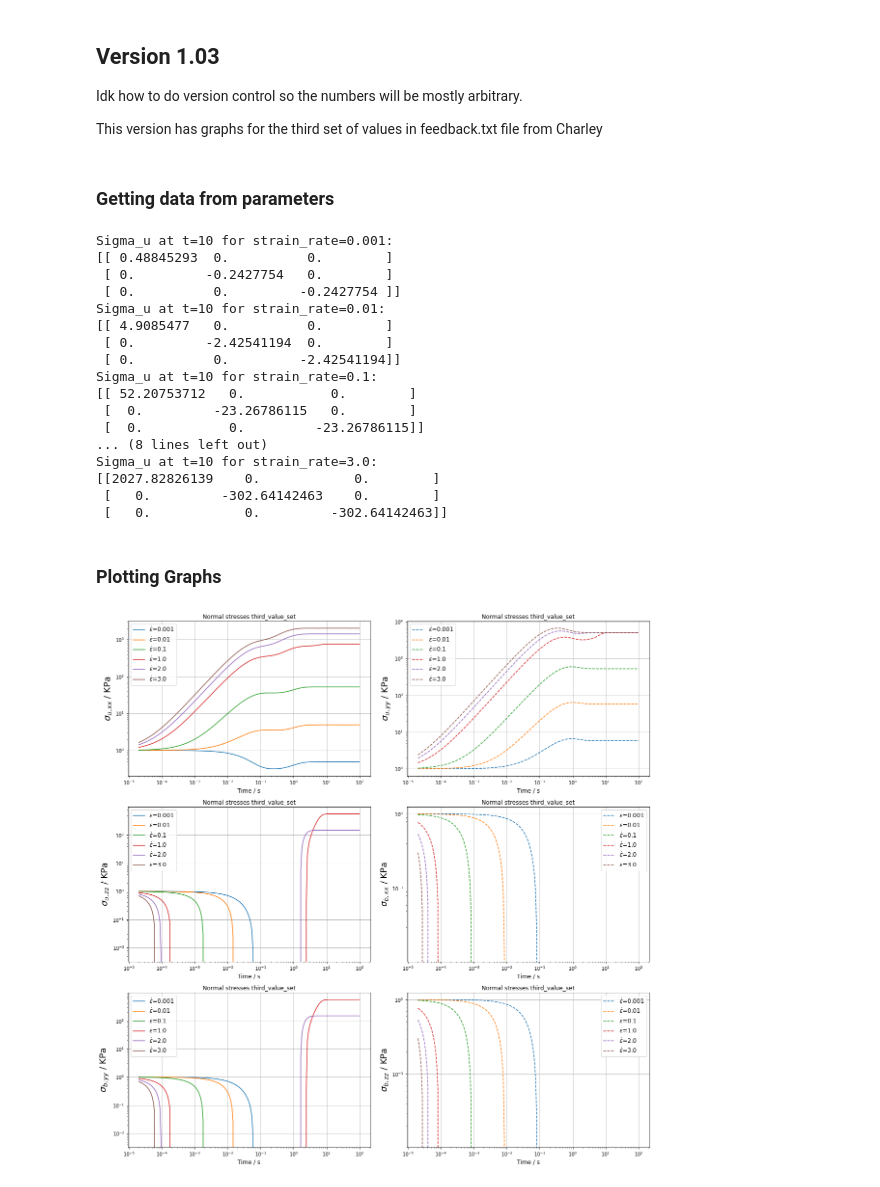
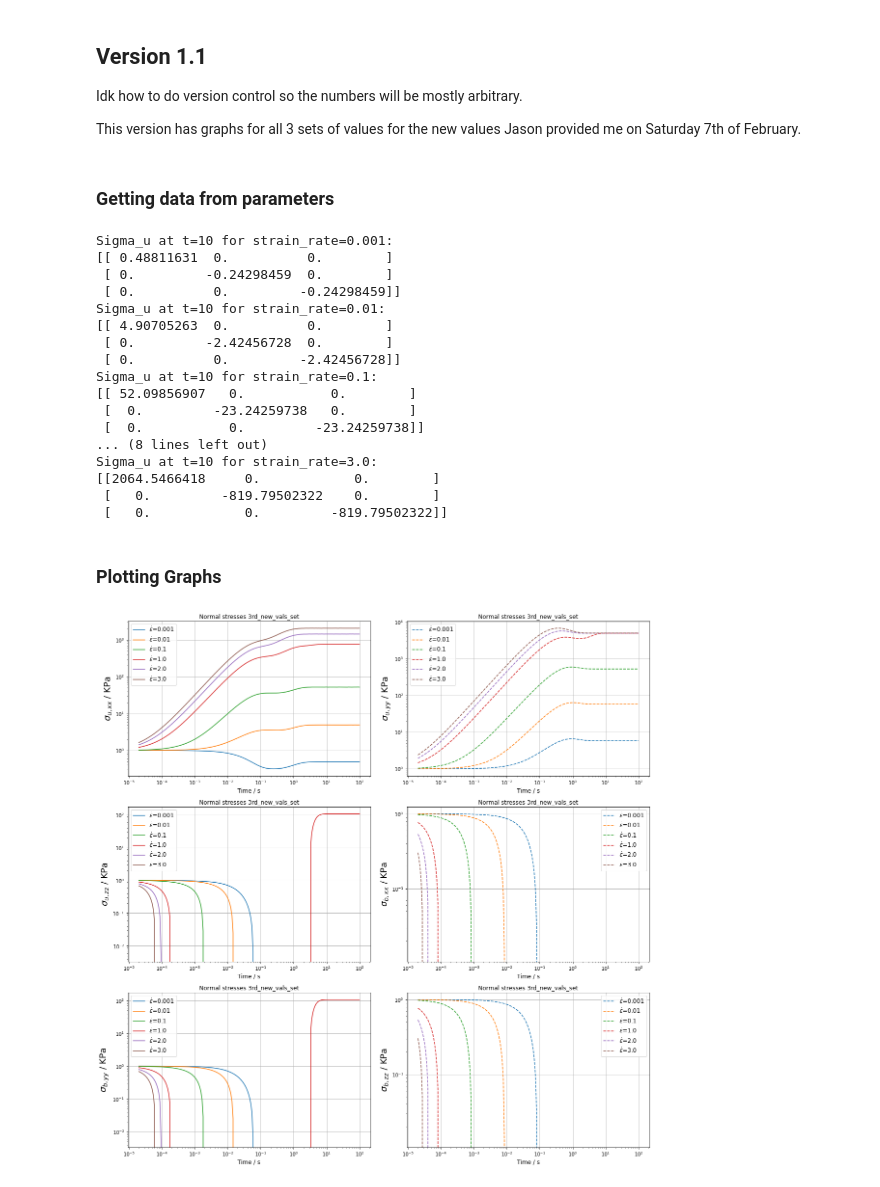
Before and after one commit to sc-coding-work/Sticky_Dumbbell_MS_Project, a Jupyter notebook: Sticky_Dumbbell_4.ipynb, the cells around one changed output. Saved outputs shown, nothing was run; the diff lists cells and outputs as text; code cells hidden in the pictures.

Commit message:
Version 1.1 (Updated value set), peterlin function still an issue

```diff
--- a/Sticky_Dumbbell_4.ipynb
+++ b/Sticky_Dumbbell_4.ipynb
@@ -1,16 +1,16 @@
 # %% [markdown]
-## Version 1.03
+## Version 1.1
 
 Idk how to do version control so the numbers will be mostly arbitrary.
 
-This version has graphs for the third set of values in feedback.txt file from Charley
+This version has graphs for all 3 sets of values for the new values Jason provided me on Saturday 7th of February.
 # %%
 import numpy as np
 from scipy.integrate import solve_ivp
 import matplotlib.pyplot as plt
 
 # Peterlin function
-def peterlin(sigma, L2=31490.0):
+def peterlin(sigma, L2=16877.04):
     tr_sigma = np.trace(sigma)
     return (L2 - 3.0) / (L2 - tr_sigma)
 
@@ -50,10 +50,10 @@ def rhs(t, y):
 # %%
 # Define parameters
 alpha = 10.0 #Currently useless parameter
+tau_b = 57.3744
 tau_u = 0.0381
-tau_b = 57.3744
+k_minus = 1.7250 #Unbinding rate of sorts
 k_plus = 0.7830 #Binding rate of sorts
-k_minus = 1.7256 #Unbinding rate of sorts
 nkT = 16877.04 #In Pascals
 
 phi = (tau_b/tau_u)**0.5 #Ratio between conformational relaxation times, see section C in Sticky_Dumbbell_4 pdf
@@ -133,54 +133,54 @@ for i in range(len(StrainRate)):
     time_list.append(t)
 # %% [output]
 Sigma_u at t=10 for strain_rate=0.001:
-[[ 0.48845293  0.          0.        ]
- [ 0.         -0.2427754   0.        ]
- [ 0.          0.         -0.2427754 ]]
+[[ 0.48811631  0.          0.        ]
+ [ 0.         -0.24298459  0.        ]
+ [ 0.          0.         -0.24298459]]
 Sigma_u at t=10 for strain_rate=0.01:
-[[ 4.9085477   0.          0.        ]
- [ 0.         -2.42541194  0.        ]
- [ 0.          0.         -2.42541194]]
+[[ 4.90705263  0.          0.        ]
+ [ 0.         -2.42456728  0.        ]
+ [ 0.          0.         -2.42456728]]
 Sigma_u at t=10 for strain_rate=0.1:
-[[ 52.20753712   0.           0.        ]
- [  0.         -23.26786115   0.        ]
- [  0.           0.         -23.26786115]]
+[[ 52.09856907   0.           0.        ]
+ [  0.         -23.24259738   0.        ]
+ [  0.           0.         -23.24259738]]
 ... (8 lines left out)
 Sigma_u at t=10 for strain_rate=3.0:
-[[2027.82826139    0.            0.        ]
- [   0.         -302.64142463    0.        ]
- [   0.            0.         -302.64142463]]
+[[2064.5466418     0.            0.        ]
+ [   0.         -819.79502322    0.        ]
+ [   0.            0.         -819.79502322]]
 # %% [markdown]
 ### Plotting Graphs
 # %%
 fig, axs = plt.subplots(3, 2, figsize=(16, 16))
 fig.tight_layout(pad=2.0)
 axs = axs.flatten() #Making it a 1D array, in number order
 for i in range(len(StrainRate)):
     sigma_u_sol = sigma_u_list[i]
     sigma_b_sol = sigma_b_list[i]
     axs[0].plot(t, sigma_u_sol[:, 0, 0], label=fr"$\dot{{\epsilon}}$={StrainRate[i]}")
     axs[2].plot(t, sigma_u_sol[:, 1, 1], label=fr"$\dot{{\epsilon}}$={StrainRate[i]}")
     axs[4].plot(t, sigma_u_sol[:, 2, 2], label=fr"$\dot{{\epsilon}}$={StrainRate[i]}")
     axs[1].plot(t, sigma_b_sol[:, 0, 0], '--', label=fr"$\dot{{\epsilon}}$={StrainRate[i]}")
     axs[3].plot(t, sigma_b_sol[:, 1, 1], '--', label=fr"$\dot{{\epsilon}}$={StrainRate[i]}")
     axs[5].plot(t, sigma_b_sol[:, 2, 2], '--', label=fr"$\dot{{\epsilon}}$={StrainRate[i]}")
 
 #Making a list which holds the labels for the y-axis
 y_axis_labels = [r"$\sigma_{u,xx}$", r"$\sigma_{u,yy}$", r"$\sigma_{u,zz}$",
                  r"$\sigma_{b,xx}$", r"$\sigma_{b,yy}$", r"$\sigma_{b,zz}$"]
 for i in range(len(StrainRate)):
-    axs[i].set_title("Normal stresses third_value_set")
+    axs[i].set_title("Normal stresses 3rd_new_vals_set")
     axs[i].set_xlabel("Time / s", fontsize=12)
     axs[i].set_ylabel(f"{y_axis_labels[i]} / KPa", fontsize=18)
     axs[i].set_xscale("log")
     axs[i].set_yscale("log")
     axs[i].legend(fontsize=12)
     axs[i].grid(True)
 
 fig.subplots_adjust(wspace=0.15, hspace=0.2)
-fig.savefig("normal_stresses_graphs_third_value_set.png", dpi=300, bbox_inches="tight")
+fig.savefig("normal_stresses_3rd_new_vals_set.png", dpi=300, bbox_inches="tight")
 # %% [output]
-[figure, old version]
+[figure, new version]
 # %%
 fig, axs = plt.subplots(2, 1, figsize=(8, 10))
 #colors = plt.rcParams['axes.prop_cycle'].by_key()['color'] #List of default matplotlib colors
```
Also changed, not shown: parts of 1 cell of this notebook, 6 other files.
